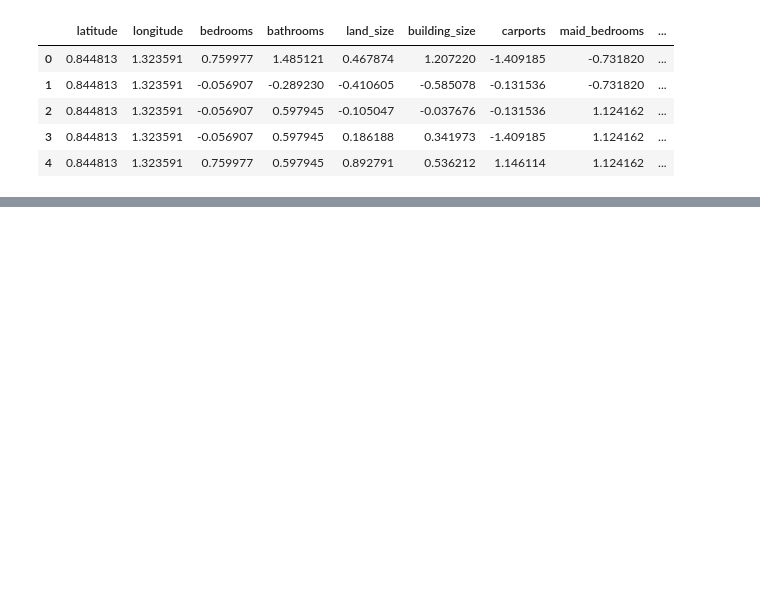
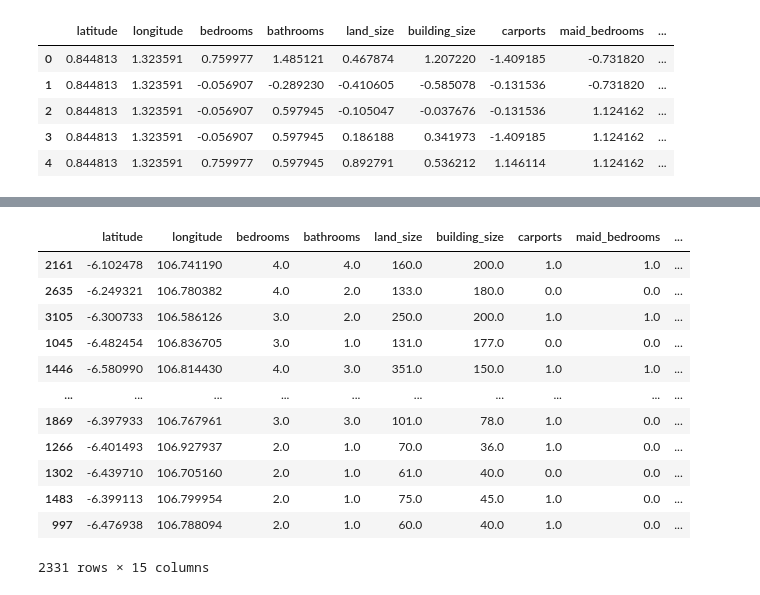
Before and after one commit to MuhGhifari/Prediksi-Harga-Rumah-Jabodetabek, a Jupyter notebook: PrediksiHargaRumahJabodetabek.ipynb, the cells around one changed output, grey strips where cells are left out. Saved outputs shown, nothing was run; the diff lists cells and outputs as text; code cells hidden in the pictures; blank space fills up the shorter version.

```diff
--- a/PrediksiHargaRumahJabodetabek.ipynb
+++ b/PrediksiHargaRumahJabodetabek.ipynb
@@ -493,0 +452,17 @@ df = pd.read_csv("jabodetabek_house_price_cleaned.csv")
+# %%
+train_data = X_train.join(y_train)
+train_data
+# %% [output]
+|  | latitude | longitude | bedrooms | bathrooms | land_size | building_size | carports | maid_bedrooms | ... |
+| 2161 | -6.102478 | 106.741190 | 4.0 | 4.0 | 160.0 | 200.0 | 1.0 | 1.0 | ... |
+| 2635 | -6.249321 | 106.780382 | 4.0 | 2.0 | 133.0 | 180.0 | 0.0 | 0.0 | ... |
+| 3105 | -6.300733 | 106.586126 | 3.0 | 2.0 | 250.0 | 200.0 | 1.0 | 1.0 | ... |
+| 1045 | -6.482454 | 106.836705 | 3.0 | 1.0 | 131.0 | 177.0 | 0.0 | 0.0 | ... |
+| 1446 | -6.580990 | 106.814430 | 4.0 | 3.0 | 351.0 | 150.0 | 1.0 | 1.0 | ... |
+| ... | ... | ... | ... | ... | ... | ... | ... | ... | ... |
+| 1869 | -6.397933 | 106.767961 | 3.0 | 3.0 | 101.0 | 78.0 | 1.0 | 0.0 | ... |
+| 1266 | -6.401493 | 106.927937 | 2.0 | 1.0 | 70.0 | 36.0 | 1.0 | 0.0 | ... |
+| 1302 | -6.439710 | 106.705160 | 2.0 | 1.0 | 61.0 | 40.0 | 0.0 | 0.0 | ... |
+| 1483 | -6.399113 | 106.799954 | 2.0 | 1.0 | 75.0 | 45.0 | 1.0 | 0.0 | ... |
+| 997 | -6.476938 | 106.788094 | 2.0 | 1.0 | 60.0 | 40.0 | 1.0 | 0.0 | ... |
+2331 rows × 15 columns
```
Also changed, not shown: parts of 15 cells of this notebook.
